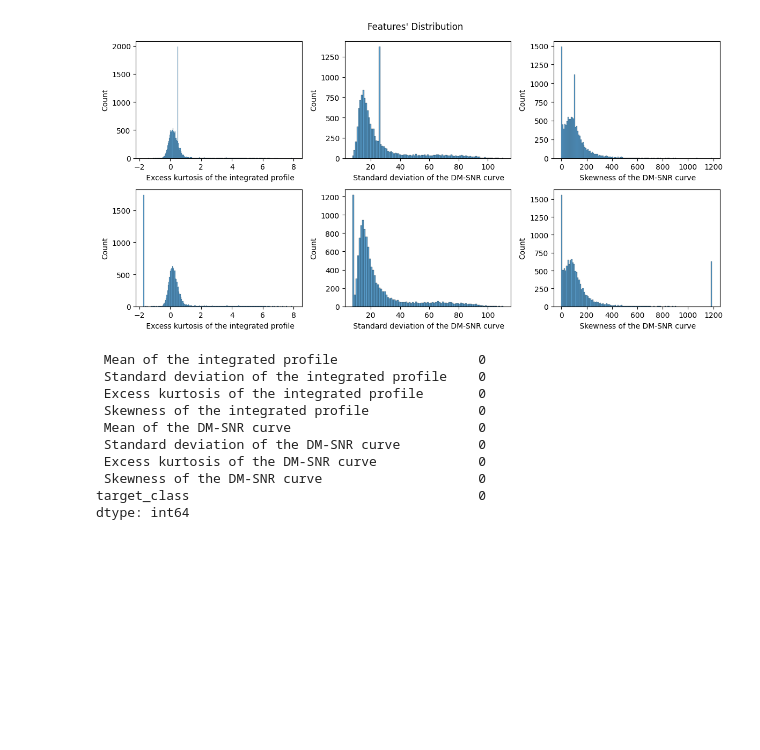
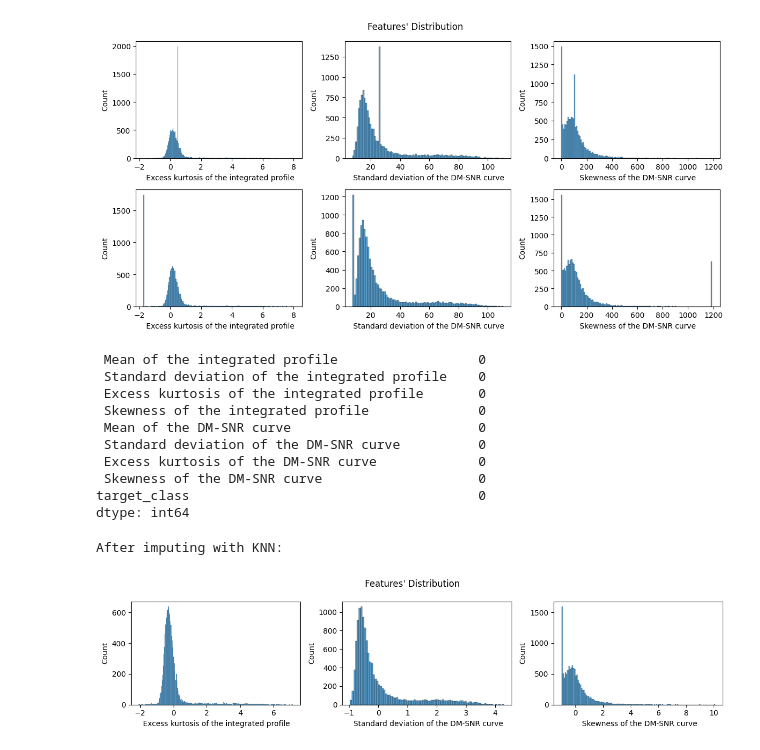
Before and after one commit to ChelsyMena/svm-classification, a Jupyter notebook: example_notebook.ipynb, the cells around one changed output. Saved outputs shown, nothing was run; the diff lists cells and outputs as text; code cells hidden in the pictures; blank space fills up the shorter version.

```diff
--- a/example_notebook.ipynb
+++ b/example_notebook.ipynb
@@ -336,3 +332,38 @@ pd.isna(train_data_mean).sum()
  Skewness of the DM-SNR curve                    0
 target_class                                     0
 dtype: int64
+# %%
+from sklearn.impute import KNNImputer
+from sklearn.preprocessing import StandardScaler
+
+X = train_data.drop('target_class', axis=1)
+y = train_data['target_class']
+
+X = X.values
+
+scaler = StandardScaler()
+X = scaler.fit_transform(X)
+
+imputer = KNNImputer(n_neighbors=5, weights="distance")
+X = imputer.fit_transform(X)
+# %%
+X_og = pd.DataFrame(X, columns=train_data.drop('target_class', axis=1).columns)
+X_og['target_class'] = y
+
+print("After imputing with KNN:")
+fix, axes = plt.subplots(1, 3, figsize=(12, 3))
+
+i = 0
+for column in [
+	' Excess kurtosis of the integrated profile',
+	' Standard deviation of the DM-SNR curve',
+	' Skewness of the DM-SNR curve'
+]:
+	sns.histplot(X_og[column], ax=axes.flatten()[i])
+	i+=1
+
+plt.suptitle("Features' Distribution")
+plt.tight_layout();
+# %% [output]
+After imputing with KNN:
+[figure, added]
```
Also changed, not shown: parts of 12 cells of this notebook.
